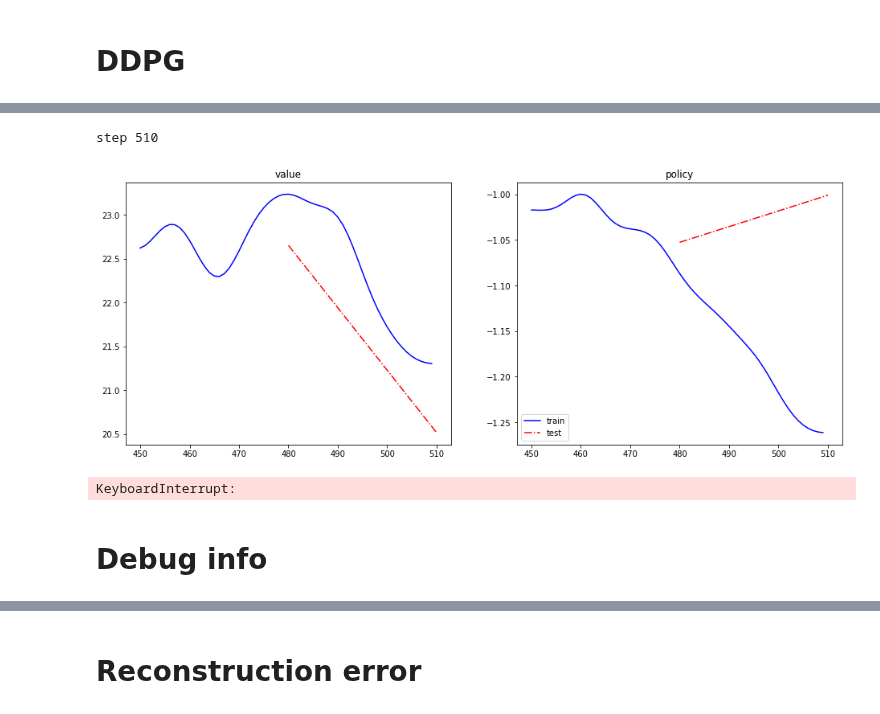
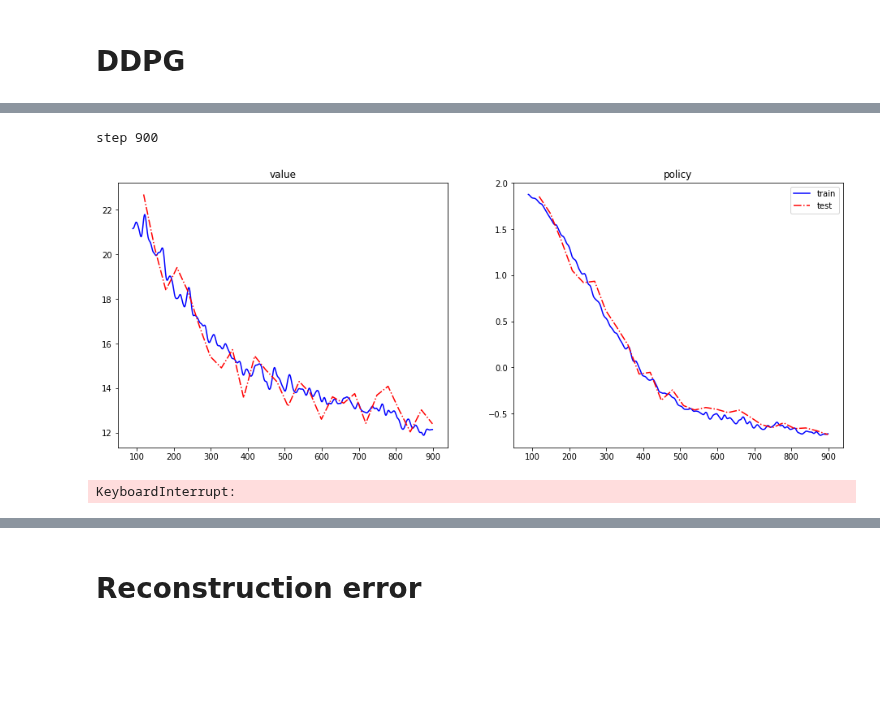
Before and after one commit to awarebayes/RecNN, a Jupyter notebook: examples/1. Vanilla RL/2. DDPG.ipynb, the cells around one changed output, grey strips where cells are left out. Drawn from its saved outputs; the diff is of its cells as text; code cells hidden in the pictures; blank space fills up the shorter version.

```diff
--- a/examples/1. Vanilla RL/2. DDPG.ipynb
+++ b/examples/1. Vanilla RL/2. DDPG.ipynb
@@ -38,7 +38,8 @@ step       = 0
 
 tqdm.pandas()
 # %%
-env = recnn.env.FrameEnv('../../data/embeddings/ml20_pca128.pkl',
+# embeddgings: https://drive.google.com/open?id=1EQ_zXBR3DKpmJR3jBgLvt-xoOvArGMsL
+env = recnn.data.env.FrameEnv('../../data/embeddings/ml20_pca128.pkl',
                          '../../data/ml-20m/ratings.csv', frame_size, batch_size)
 # %% [output]
 [interactive output not drawn]
@@ -101,11 +102,10 @@ def run_tests():
     test_batch = next(iter(env.test_dataloader))
     losses = ddpg_update(test_batch, params, learn=False, step=step)
 
-    gen_actions = debugger.debug_dict['mat']['next_action']
-    gen_test_actions = debugger.debug_dict['mat']['test next_action']
+    gen_actions = debug['next_action']
     true_actions = env.embeddings.detach().cpu().numpy()
 
-    f = plotter.kde_reconstruction_error(ad, gen_actions, gen_test_actions, true_actions, cuda)
+    f = plotter.kde_reconstruction_error(ad, gen_actions, true_actions, cuda)
     writer.add_figure('rec_error',f, losses['step'])
     return losses
 # %%
@@ -129,18 +129,14 @@ def ddpg_update(batch, params, learn=True, step=-1):
 
     value_loss = torch.pow(value - expected_value.detach(), 2).mean()
 
-
-    debugger.log_object('next_action', next_action, "mat", test=(not learn))
-    debugger.log_error('value', value, test=(not learn))
-    debugger.log_error('target_value ', target_value, test=(not learn))
-
     if learn:
         value_optimizer.zero_grad()
         value_loss.backward()
         value_optimizer.step()
     else:
+        debug['next_action'] = next_action
         writer.add_figure('next_action',
-                    recnn.plot.pairwise_distances_fig(next_action[:50]), step)
+                    recnn.utils.pairwise_distances_fig(next_action[:50]), step)
         writer.add_histogram('value', value, step)
         writer.add_histogram('target_value', target_value, step)
         writer.add_histogram('expected_value', expected_value, step)
@@ -150,12 +146,13 @@ def ddpg_update(batch, params, learn=True, step=-1):
 
     gen_action = policy_net(state)
     policy_loss = -value_net(state, gen_action)
-    debugger.log_object('gen_action', gen_action, test=(not learn))
 
     if not learn:
+        debug['gen_action'] = gen_action
         writer.add_histogram('policy_loss', policy_loss, step)
         writer.add_figure('next_action',
-                    recnn.plot.pairwise_distances_fig(gen_action[:50]), step)
+                    recnn.utils.pairwise_distances_fig(gen_action[:50]), step)
+
     policy_loss = policy_loss.mean()
 
     if learn and step % params['policy_step']== 0:
@@ -169,6 +166,7 @@ def ddpg_update(batch, params, learn=True, step=-1):
 
 
     losses = {'value': value_loss.item(), 'policy': policy_loss.item(), 'step': step}
+    recnn.utils.write_losses(writer, losses, kind='train' if learn else 'test')
     return losses
 # %%
 # === ddpg settings ===
@@ -195,7 +193,7 @@ policy_net = Actor(1290, 128, 256, params['actor_weight_init']).to(cuda)
 target_value_net = Critic(1290, 128, 256).to(cuda)
 target_policy_net = Actor(1290, 128, 256).to(cuda)
 
-ad = recnn.models.AnomalyDetector().to(cuda)
+ad = recnn.nn.models.AnomalyDetector().to(cuda)
 ad.load_state_dict(torch.load('../../models/anomaly.pt'))
 ad.eval()
 
@@ -213,32 +211,31 @@ value_optimizer = recnn.optim.Ranger(value_net.parameters(),
 policy_optimizer = recnn.optim.Ranger(policy_net.parameters(),
                                lr=params['policy_lr'], weight_decay=1e-5)
 
-layout = {
+loss = {
     'test': {'value': [], 'policy': [], 'step': []},
     'train': {'value': [], 'policy': [], 'step': []}
     }
 
+debug = {}
+
 writer = SummaryWriter(log_dir='../../runs')
-debugger = recnn.Debugger(layout, run_tests, writer)
-plotter = recnn.plot.Plotter(debugger, [['value', 'policy']],)
+plotter = recnn.utils.Plotter(loss, [['value', 'policy']],)
 # %%
 for epoch in range(n_epochs):
     for batch in tqdm(env.train_dataloader):
         loss = ddpg_update(batch, params, step=step)
-        debugger.log_losses(loss)
+        plotter.log_losses(loss)
         step += 1
-        debugger.log_step(step)
         if step % plot_every == 0:
             clear_output(True)
             print('step', step)
-            debugger.test()
+            test_loss = run_tests()
+            plotter.log_losses(loss, test=True)
             plotter.plot_loss()
 # %% [output]
-step 510
+step 900
-[figure, old version]
+[figure, new version]
 KeyboardInterrupt:
 # %%
 # torch.save(value_net.state_dict(), "../../models/ddpg_value.pt")
 # torch.save(policy_net.state_dict(), "../../models/ddpg_policy.pt")
-# %% [markdown]
-# Debug info
```
Also changed, not shown: parts of 4 cells of this notebook, 20 other files.
